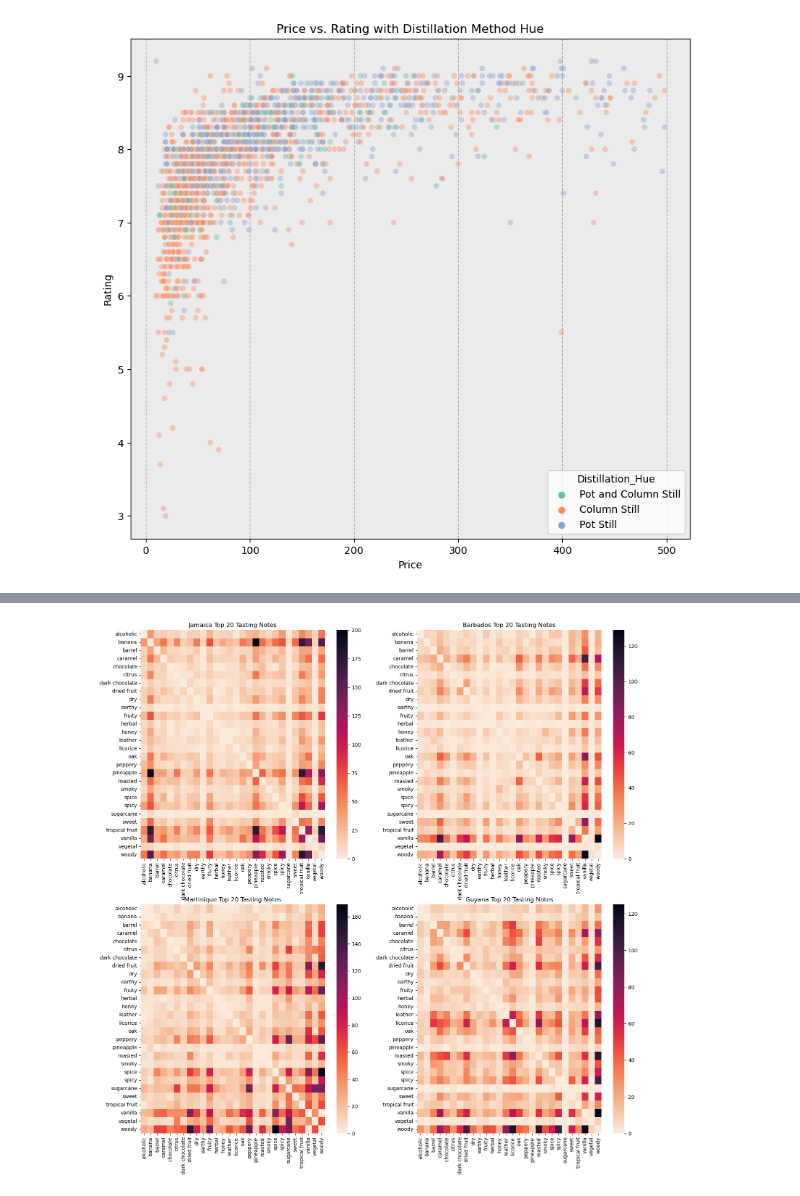
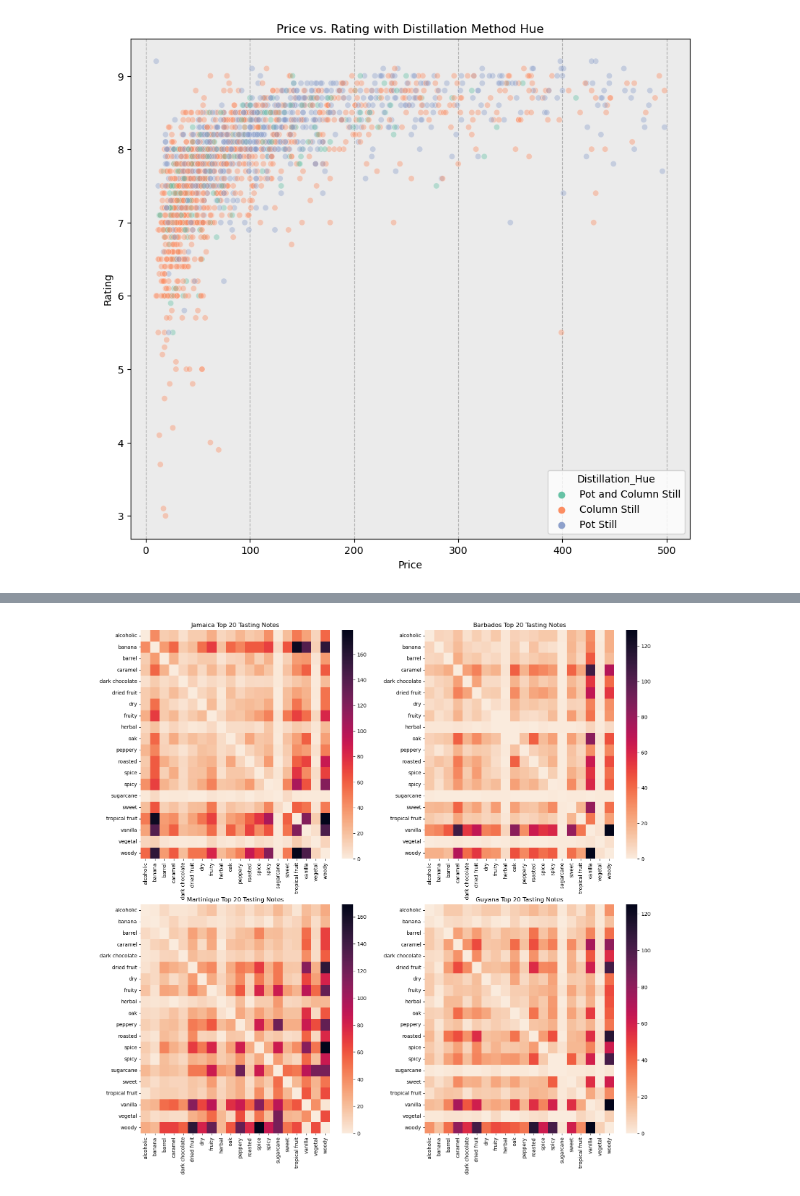
Before and after one commit to aha1994/Running-a-Rum-Regression, a Jupyter notebook: Visualizations.ipynb, the cells around one changed output, grey strips where cells are left out. Cells and saved outputs as stored; diff of their text form; code cells hidden in the pictures.

```diff
--- a/Visualizations.ipynb
+++ b/Visualizations.ipynb
@@ -272,6 +273,7 @@ rum_tasting['Taste_Notes'] = [eval(l) for l in rum_tasting['Taste_Notes']]
 # %%
 # counting all tasting notes and their counts
 tastes = defaultdict(int)
+num_tastes = 18
 
 for l in rum_tasting['Taste_Notes']:
     for t in l:
@@ -279,7 +281,7 @@ for l in rum_tasting['Taste_Notes']:
 
 tastes = dict(tastes)
 tastes = {k:v for k,v in sorted(tastes.items(), key = lambda x:x[1], reverse=True)}
-top20 = list(tastes.keys())[0:18] + ['vegetal', 'herbal']
+topX = list(tastes.keys())[0:num_tastes] + ['vegetal', 'herbal']
 # %%
 # https://stackoverflow.com/questions/53850559/construct-co-occurrence-matrix-from-a-list-of-list-in-python
 u = (pd.get_dummies(pd.DataFrame(list(rum_tasting['Taste_Notes'])), prefix='', prefix_sep='')
@@ -333,7 +334,7 @@ u_J = (pd.get_dummies(pd.DataFrame(list(jamaica_tasting['Taste_Notes'])), prefix
        .sum())
 v_J = u_J.T.dot(u_J)
 v_J.values[(np.r_[:len(v_J)], ) * 2] = 0
-j_top25 = v_J.loc[v_J.index.isin(top25), v_J.columns.isin(top25)]
+j_topX = v_J.loc[v_J.index.isin(topX), v_J.columns.isin(topX)]
 
 # martinique
 u_M = (pd.get_dummies(pd.DataFrame(list(martinique_tasting['Taste_Notes'])), prefix='', prefix_sep='')
@@ -341,7 +342,7 @@ u_M = (pd.get_dummies(pd.DataFrame(list(martinique_tasting['Taste_Notes'])), pre
        .sum())
 v_M = u_M.T.dot(u_M)
 v_M.values[(np.r_[:len(v_M)], ) * 2] = 0
-m_top25 = v_M.loc[v_M.index.isin(top25), v_M.columns.isin(top25)]
+m_topX = v_M.loc[v_M.index.isin(topX), v_M.columns.isin(topX)]
 
 # guyana
 u_G = (pd.get_dummies(pd.DataFrame(list(guyana_tasting['Taste_Notes'])), prefix='', prefix_sep='')
@@ -349,7 +350,7 @@ u_G = (pd.get_dummies(pd.DataFrame(list(guyana_tasting['Taste_Notes'])), prefix=
        .sum())
 v_G = u_G.T.dot(u_G)
 v_G.values[(np.r_[:len(v_G)], ) * 2] = 0
-g_top25 = v_G.loc[v_G.index.isin(top25), v_G.columns.isin(top25)]
+g_topX = v_G.loc[v_G.index.isin(topX), v_G.columns.isin(topX)]
 
 # barbados
 u_B = (pd.get_dummies(pd.DataFrame(list(barbados_tasting['Taste_Notes'])), prefix='', prefix_sep='')
@@ -357,27 +358,27 @@ u_B = (pd.get_dummies(pd.DataFrame(list(barbados_tasting['Taste_Notes'])), prefi
        .sum())
 v_B = u_B.T.dot(u_B)
 v_B.values[(np.r_[:len(v_B)], ) * 2] = 0
-b_top25 = v_B.loc[v_B.index.isin(top25), v_B.columns.isin(top25)]
+b_topX = v_B.loc[v_B.index.isin(topX), v_B.columns.isin(topX)]
 # %%
 #
 fig, axes = plt.subplots(2, 2, figsize=(18, 18))
 
 # Jamaica
-sns.heatmap(j_top25, ax=axes[0,0], cmap = 'rocket_r')
-axes[0,0].set_title('Jamaica Top 20 Tasting Notes')
+sns.heatmap(j_topX, ax=axes[0,0], cmap = 'rocket_r')
+axes[0,0].set_title(f'Jamaica Top {num_tastes + 2} Tasting Notes')
 
 # Barbados
-sns.heatmap(b_top25, ax=axes[0,1], cmap = 'rocket_r')
-axes[0,1].set_title('Barbados Top 20 Tasting Notes')
+sns.heatmap(b_topX, ax=axes[0,1], cmap = 'rocket_r')
+axes[0,1].set_title(f'Barbados Top {num_tastes + 2} Tasting Notes')
 
 # Martinique
-sns.heatmap(m_top25, ax=axes[1,0], cmap = 'rocket_r')
-axes[1,0].set_title('Martinique Top 20 Tasting Notes')
+sns.heatmap(m_topX, ax=axes[1,0], cmap = 'rocket_r')
+axes[1,0].set_title(f'Martinique Top {num_tastes + 2} Tasting Notes')
 
 # Guyana
-sns.heatmap(g_top25, ax=axes[1,1], cmap = 'rocket_r')
-axes[1,1].set_title('Guyana Top 20 Tasting Notes')
+sns.heatmap(g_topX, ax=axes[1,1], cmap = 'rocket_r')
+axes[1,1].set_title(f'Guyana Top {num_tastes + 2} Tasting Notes')
 
 plt.show()
 # %% [output]
-[figure, old version]
+[figure, new version]
```
Also changed, not shown: parts of 5 cells of this notebook.
